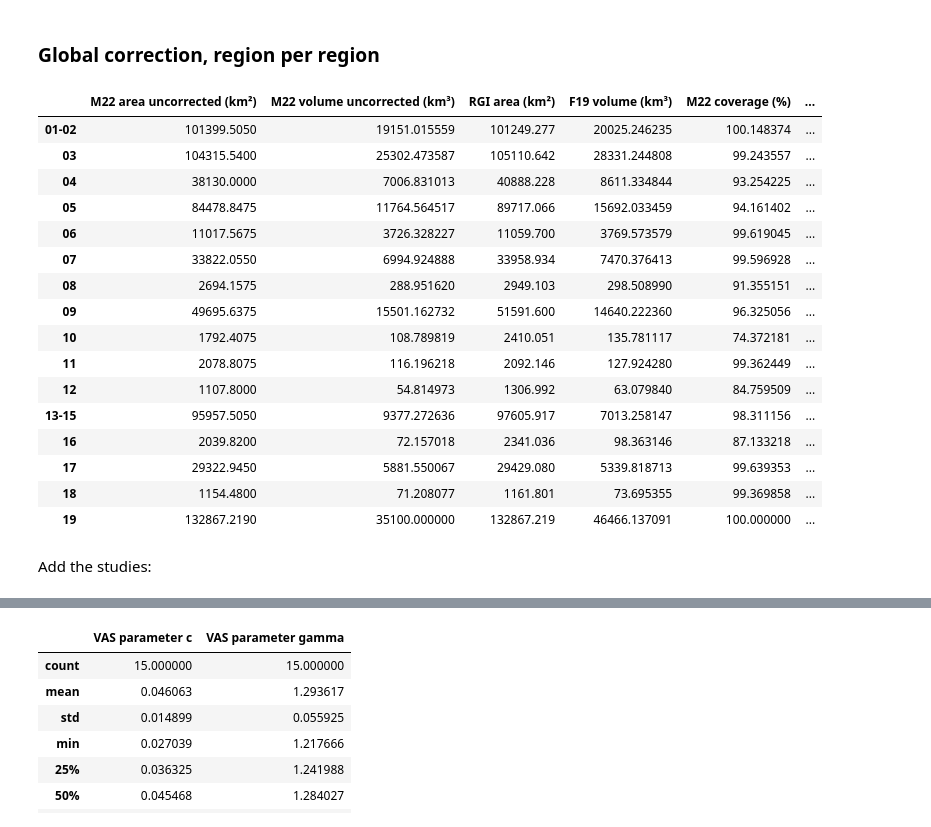
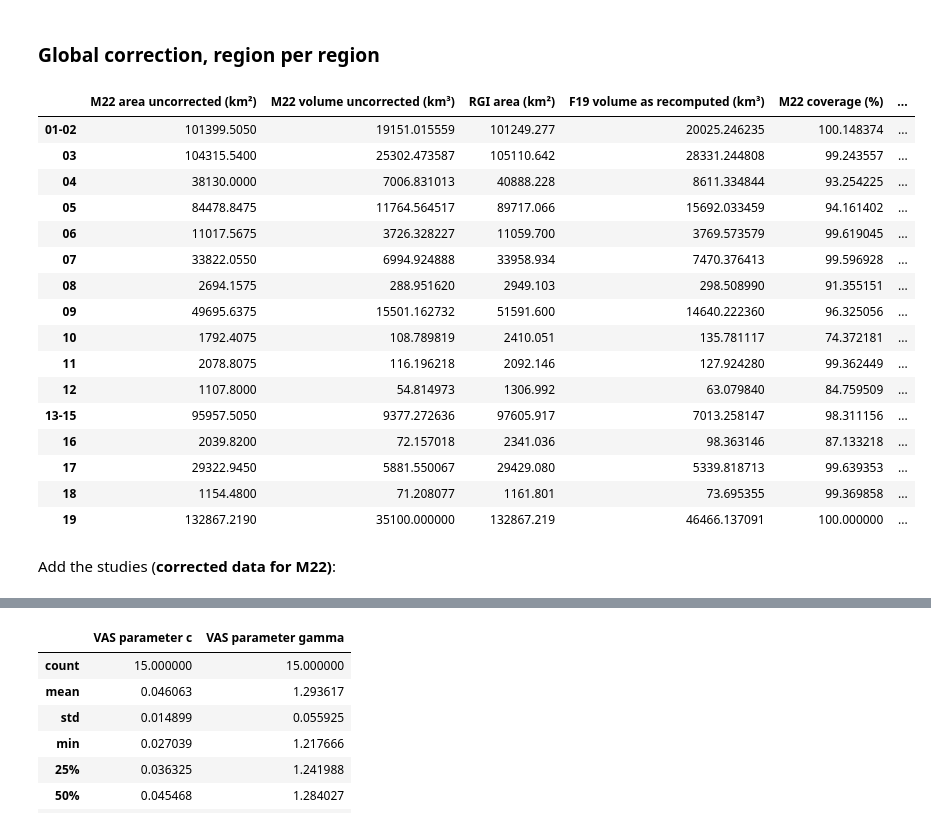
Before and after one commit to fmaussion/global_glacier_volume_paper, a Jupyter notebook: code/table_regional_volume_scaling.ipynb, the cells around one changed output, grey strips where cells are left out. Saved outputs shown, nothing was run; the diff lists cells and outputs as text; code cells hidden in the pictures.

```diff
--- a/code/table_regional_volume_scaling.ipynb
+++ b/code/table_regional_volume_scaling.ipynb
@@ -142,5 +142,5 @@ Now compare to the data in the paper:
 # %%
-df_paper = pd.read_csv('../data/m22.csv', index_col=0)
+df_paper = pd.read_csv('../data/m22_corr.csv', index_col=0)
 df_paper_aa = df_paper.loc['19'].copy()
 df_paper_total = df_paper.loc['Total'].copy()
 df_paper = df_paper.drop(['19', '19*', 'Total'])  #  Drops the useless one
@@ -598,14 +593,14 @@ fodf.loc['19'] = {
     'vol_diff_corrected': (df_paper_aa.V*1e3 / f19_aa.f19_vol_km3 - 1) * 100,
 }
 # %%
-fodf.columns = ['M22 area uncorrected (km²)', 'M22 volume uncorrected (km³)', 'RGI area (km²)', 'F19 volume (km³)', 'M22 coverage (%)',
+fodf.columns = ['M22 area uncorrected (km²)', 'M22 volume uncorrected (km³)', 'RGI area (km²)', 'F19 volume as recomputed (km³)', 'M22 coverage (%)',
                 'M22-F19 volume difference uncorrected (%)',
                 'M22 volume on subset (km³)', 'F19 volume on subset (km³)', 'Subset volume coverage (%)', 'M22-F19 volume difference on subset (%)',
                 'M22 volume corrected method 2 (km³)',
                 'VAS parameter c', 'VAS parameter gamma', 'M22 volume corrected method 1 (km³)']
 fodf
 # %% [output]
-|  | M22 area uncorrected (km²) | M22 volume uncorrected (km³) | RGI area (km²) | F19 volume (km³) | M22 coverage (%) | ... |
+|  | M22 area uncorrected (km²) | M22 volume uncorrected (km³) | RGI area (km²) | F19 volume as recomputed (km³) | M22 coverage (%) | ... |
 | 01-02 | 101399.5050 | 19151.015559 | 101249.277 | 20025.246235 | 100.148374 | ... |
 | 03 | 104315.5400 | 25302.473587 | 105110.642 | 28331.244808 | 99.243557 | ... |
 | 04 | 38130.0000 | 7006.831013 | 40888.228 | 8611.334844 | 93.254225 | ... |
@@ -623,7 +618,7 @@ fodf
 | 18 | 1154.4800 | 71.208077 | 1161.801 | 73.695355 | 99.369858 | ... |
 | 19 | 132867.2190 | 35100.000000 | 132867.219 | 46466.137091 | 100.000000 | ... |
 # %% [markdown]
-Add the studies:
+Add the studies (**corrected data for M22)**:
 # %%
 df_paper = pd.read_csv('../data/f19.csv', index_col=0)
 df_paper.loc['13'] = df_paper.loc[['13', '14', '15']].sum()
```
Also changed, not shown: parts of 16 cells of this notebook, 8 other files.
